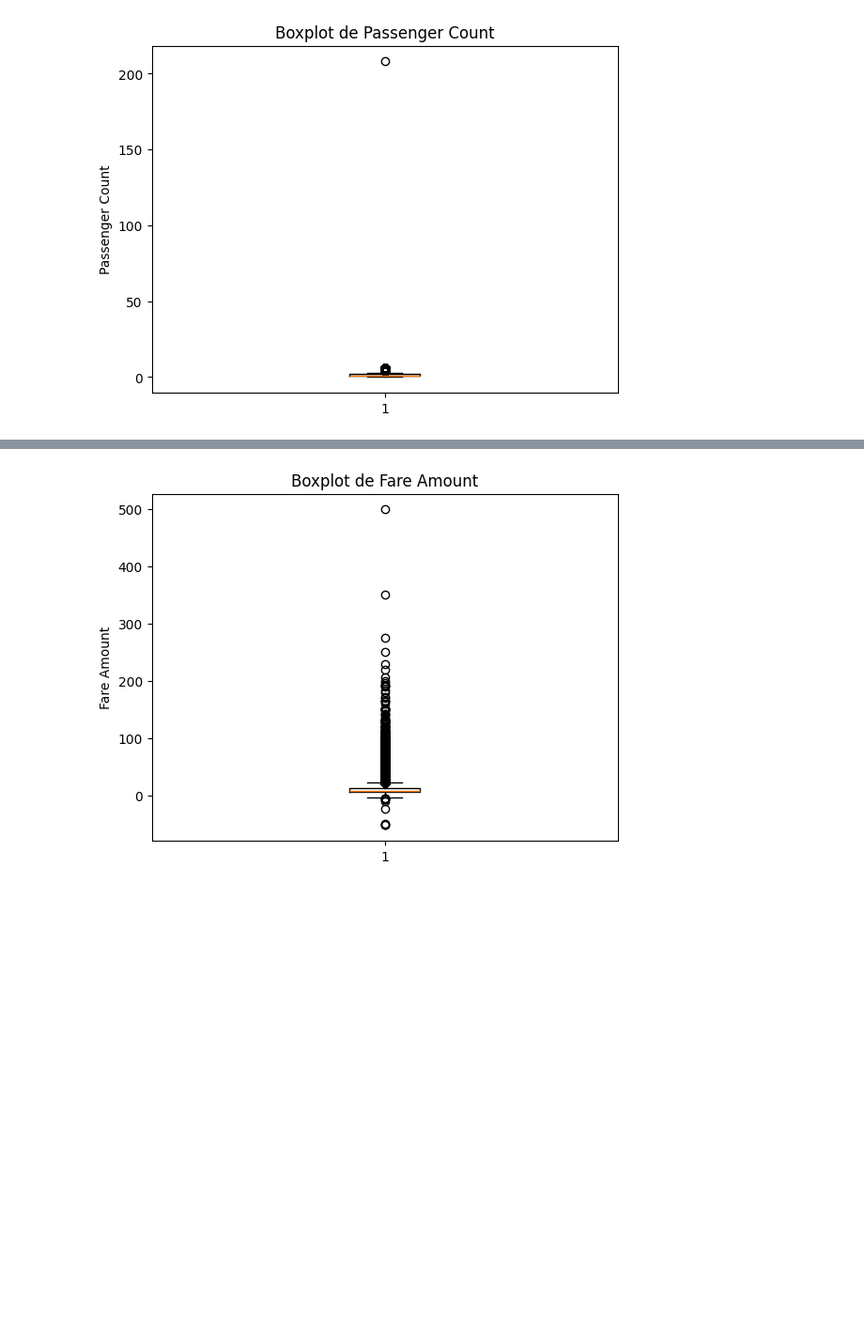
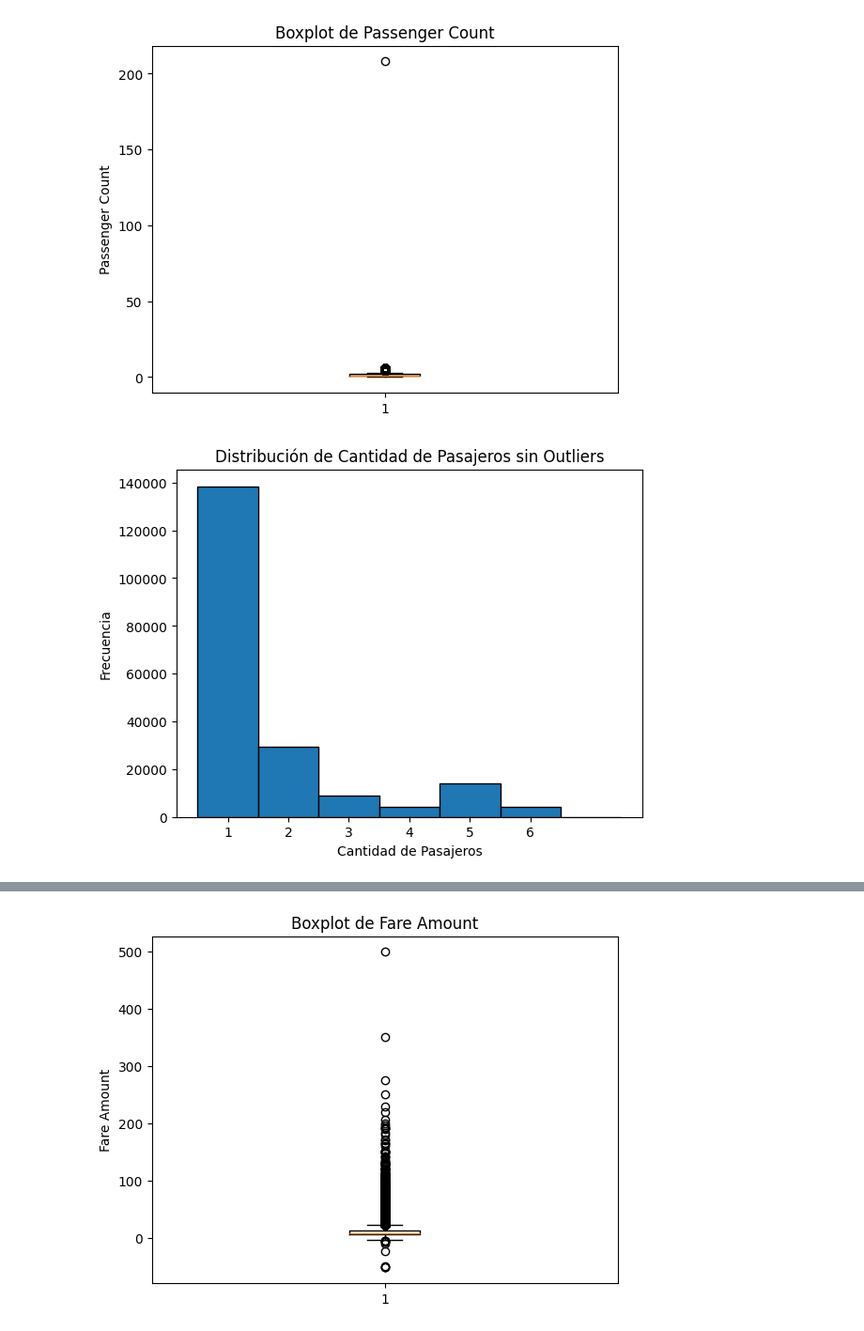
Before and after one commit to valenrosito/AA1-TUIA-2025C1---Rosito-Caballero-Balverdi, a Jupyter notebook: TP-Regresion-AA1-2025C1.ipynb, the cells around one changed output, grey strips where cells are left out. Shown at 94% size. Cells and saved outputs as stored; diff of their text form; code cells hidden in the pictures; blank space fills up the shorter version.

```diff
--- a/TP-Regresion-AA1-2025C1.ipynb
+++ b/TP-Regresion-AA1-2025C1.ipynb
@@ -96,3 +102,16 @@ plt.ylabel('Passenger Count')
 plt.show()
 # %% [output]
 [figure]
+# %%
+# Eliminamos registros con valores mayores a 6
+df_copy = df_copy[df_copy['passenger_count'] <= 6]
+
+# Visualizamos la distribucion de la variable 'passenger_count' sin outliers
+plt.hist(df_copy['passenger_count'], bins=range(1, 9), edgecolor='black', align='left')
+plt.title('Distribución de Cantidad de Pasajeros sin Outliers')
+plt.xlabel('Cantidad de Pasajeros')
+plt.ylabel('Frecuencia')
+plt.xticks(range(1, 7))
+plt.show()
+# %% [output]
+[figure, added]
```
Also changed, not shown: parts of 19 cells of this notebook.
